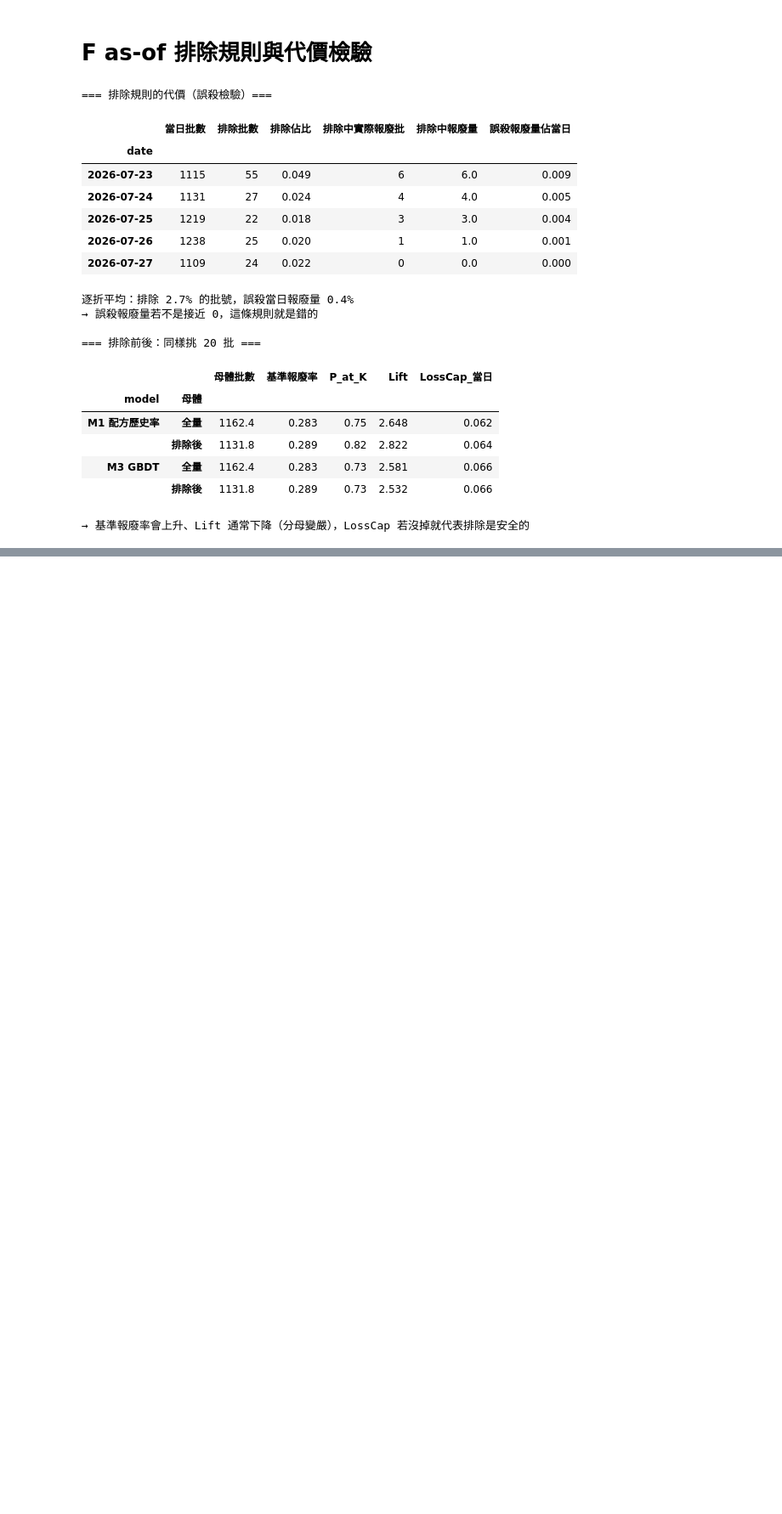
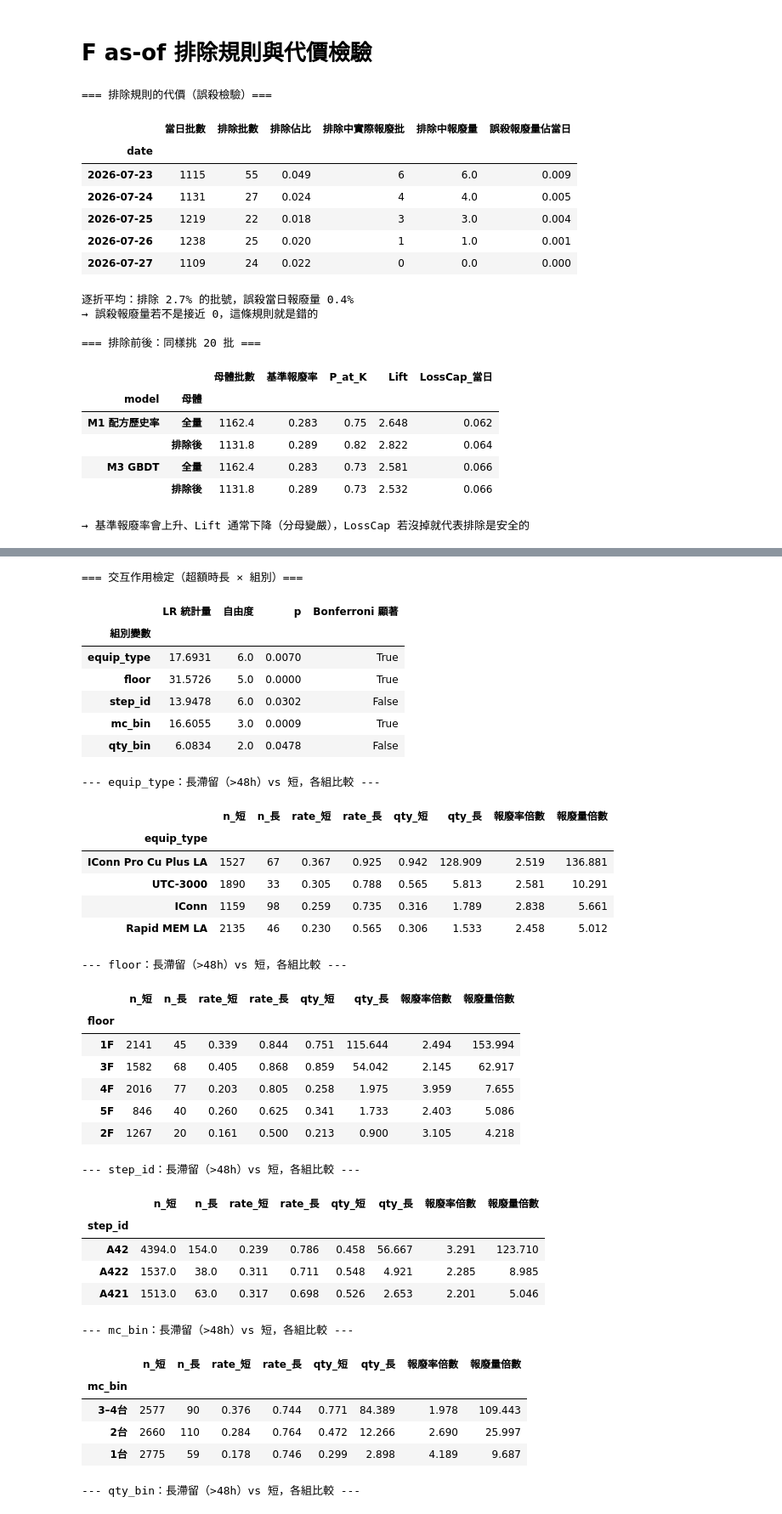
Before and after one commit to aceaceace123/test0806, a Jupyter notebook: PredictiveRiskPrior.ipynb, the cells around one changed output, grey strips where cells are left out. Shown at 85% size. Cells and saved outputs as stored; diff of their text form; code cells hidden in the pictures; blank space fills up the shorter version.

```diff
--- a/PredictiveRiskPrior.ipynb
+++ b/PredictiveRiskPrior.ipynb
@@ -1132,0 +1361,79 @@ print("→ 基準報廢率會上升、Lift 通常下降（分母變嚴），Loss
+# %%
+# === E. 交互作用：時長和報廢的關係，在哪些條件下特別強？===
+LONG_H = 48
+m["long"]   = (m.dur_h > LONG_H).astype(int)
+m["mc_bin"] = pd.cut(m.n_machines, [0, 1, 2, 4, np.inf], labels=["1台","2台","3–4台","5台+"]).astype(str)
+m["qty_bin"] = pd.qcut(m.in_qty.rank(method="first"), 3, labels=["小批","中批","大批"]).astype(str)
+MIN_LONG = 20   # 長滯留樣本太少的組別不顯示
+
+def strat(group):
+    t = m.groupby([group, "long"]).agg(n=("y_bin","size"), rate=("y_bin","mean"),
+                                       qty=("y_qty","mean")).unstack("long")
+    t.columns = [f"{a}_{'長' if b else '短'}" for a, b in t.columns]
+    t = t[t.get("n_長", 0) >= MIN_LONG]
+    t["報廢率倍數"] = t.rate_長 / t.rate_短.clip(lower=1e-9)
+    t["報廢量倍數"] = t.qty_長 / t.qty_短.clip(lower=1e-9)
+    return t.sort_values("報廢量倍數", ascending=False)
+
+def lr_test(group):
+    """概似比檢定：加入「超額時長 × 組別」交互項，模型是否顯著變好
+       用超額時長而非原始時長：原始時長本來就會隨台數、批量機械性變長，交互項會被這個結構污染"""
+    base = f"y_bin ~ excess_dur + {group} + log_in_qty + n_machines + prior_recipe_p"
+    try:
+        f0 = fit_model(base, m)
+        f1 = fit_model(base + f" + excess_dur:{group}", m)
+        stat, ddf = 2 * (f1.llf - f0.llf), f1.df_model - f0.df_model
+        return stat, ddf, chi2.sf(stat, ddf)
+    except Exception as e:
+        return np.nan, np.nan, np.nan
+
+GROUPS = ["equip_type", "floor", "step_id", "mc_bin", "qty_bin"]
+summ = []
+for gname in GROUPS:
+    stat, ddf, p = lr_test(gname)
+    summ.append({"組別變數": gname, "LR 統計量": stat, "自由度": ddf, "p": p})
+summ = pd.DataFrame(summ).set_index("組別變數")
+summ["Bonferroni 顯著"] = summ.p < 0.05 / len(GROUPS)
+print("=== 交互作用檢定（超額時長 × 組別）===")
+display(summ.round(4))
+
+for gname in GROUPS:
+    print(f"\n--- {gname}：長滯留（>{LONG_H}h）vs 短，各組比較 ---")
+    display(strat(gname).round(3).head(10))
+# %% [output]
+=== 交互作用檢定（超額時長 × 組別）===
+|  | LR 統計量 | 自由度 | p | Bonferroni 顯著 |
+| 組別變數 |  |  |  |  |
+| equip_type | 17.6931 | 6.0 | 0.0070 | True |
+| floor | 31.5726 | 5.0 | 0.0000 | True |
+| step_id | 13.9478 | 6.0 | 0.0302 | False |
+| mc_bin | 16.6055 | 3.0 | 0.0009 | True |
+| qty_bin | 6.0834 | 2.0 | 0.0478 | False |
+--- equip_type：長滯留（>48h）vs 短，各組比較 ---
+|  | n_短 | n_長 | rate_短 | rate_長 | qty_短 | qty_長 | 報廢率倍數 | 報廢量倍數 |
+| equip_type |  |  |  |  |  |  |  |  |
+| IConn Pro Cu Plus LA | 1527 | 67 | 0.367 | 0.925 | 0.942 | 128.909 | 2.519 | 136.881 |
+| UTC-3000 | 1890 | 33 | 0.305 | 0.788 | 0.565 | 5.813 | 2.581 | 10.291 |
+| IConn | 1159 | 98 | 0.259 | 0.735 | 0.316 | 1.789 | 2.838 | 5.661 |
+| Rapid MEM LA | 2135 | 46 | 0.230 | 0.565 | 0.306 | 1.533 | 2.458 | 5.012 |
+--- floor：長滯留（>48h）vs 短，各組比較 ---
+|  | n_短 | n_長 | rate_短 | rate_長 | qty_短 | qty_長 | 報廢率倍數 | 報廢量倍數 |
+| floor |  |  |  |  |  |  |  |  |
+| 1F | 2141 | 45 | 0.339 | 0.844 | 0.751 | 115.644 | 2.494 | 153.994 |
+| 3F | 1582 | 68 | 0.405 | 0.868 | 0.859 | 54.042 | 2.145 | 62.917 |
+| 4F | 2016 | 77 | 0.203 | 0.805 | 0.258 | 1.975 | 3.959 | 7.655 |
+| 5F | 846 | 40 | 0.260 | 0.625 | 0.341 | 1.733 | 2.403 | 5.086 |
+| 2F | 1267 | 20 | 0.161 | 0.500 | 0.213 | 0.900 | 3.105 | 4.218 |
+--- step_id：長滯留（>48h）vs 短，各組比較 ---
+|  | n_短 | n_長 | rate_短 | rate_長 | qty_短 | qty_長 | 報廢率倍數 | 報廢量倍數 |
+| step_id |  |  |  |  |  |  |  |  |
+| A42 | 4394.0 | 154.0 | 0.239 | 0.786 | 0.458 | 56.667 | 3.291 | 123.710 |
+| A422 | 1537.0 | 38.0 | 0.311 | 0.711 | 0.548 | 4.921 | 2.285 | 8.985 |
+| A421 | 1513.0 | 63.0 | 0.317 | 0.698 | 0.526 | 2.653 | 2.201 | 5.046 |
+--- mc_bin：長滯留（>48h）vs 短，各組比較 ---
+|  | n_短 | n_長 | rate_短 | rate_長 | qty_短 | qty_長 | 報廢率倍數 | 報廢量倍數 |
+| mc_bin |  |  |  |  |  |  |  |  |
+| 3–4台 | 2577 | 90 | 0.376 | 0.744 | 0.771 | 84.389 | 1.978 | 109.443 |
+| 2台 | 2660 | 110 | 0.284 | 0.764 | 0.472 | 12.266 | 2.690 | 25.997 |
+| 1台 | 2775 | 59 | 0.178 | 0.746 | 0.299 | 2.898 | 4.189 | 9.687 |
+--- qty_bin：長滯留（>48h）vs 短，各組比較 ---
```
Also changed, not shown: parts of 11 cells of this notebook.
